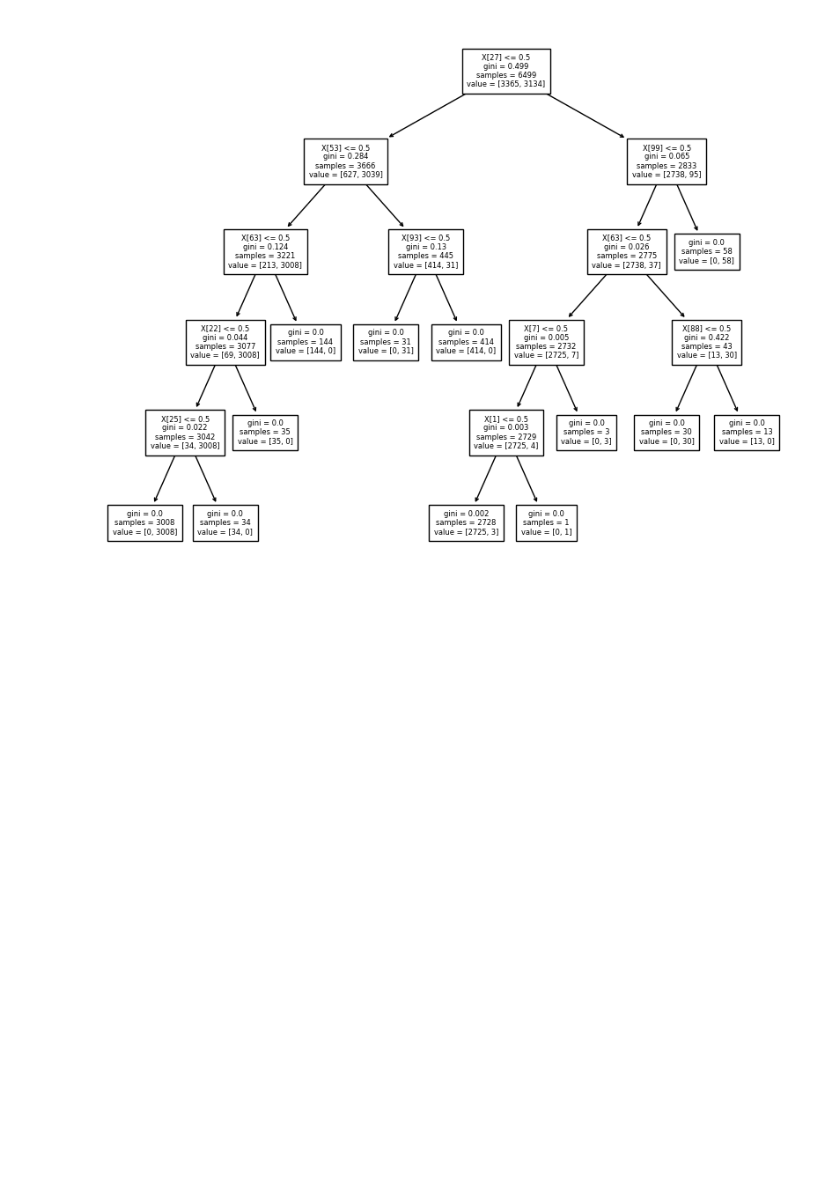
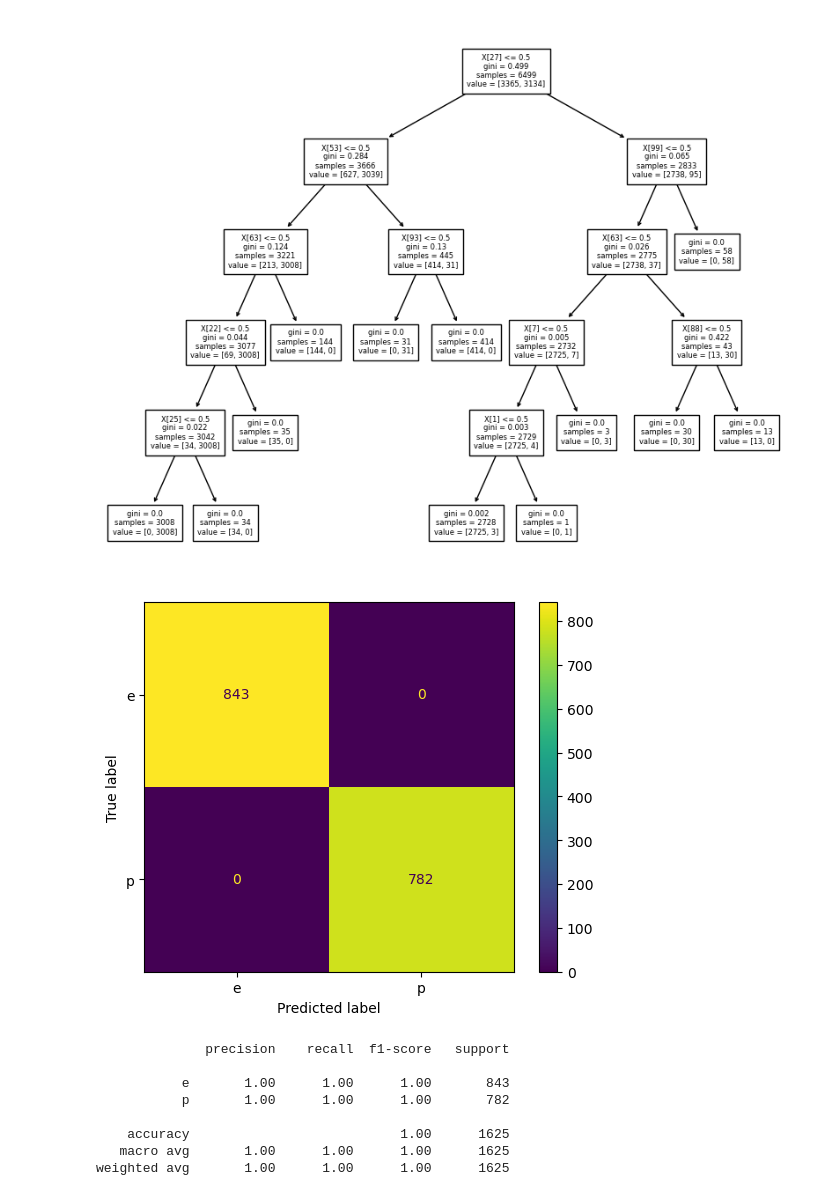
Before and after one commit to tcarr032/Mushroom-Classification, a Jupyter notebook: mushroom classifier.ipynb, the cells around one changed output. Drawn from its saved outputs; the diff is of its cells as text; code cells hidden in the pictures; blank space fills up the shorter version.

```diff
--- a/mushroom classifier.ipynb
+++ b/mushroom classifier.ipynb
@@ -136,3 +136,21 @@ plot_tree(dec_tree_clf, fontsize=6)
 plt.show()
 # %% [output]
 [figure]
+# %%
+from sklearn.metrics import ConfusionMatrixDisplay, classification_report, confusion_matrix
+y_pred = dec_tree_clf.predict(ohe_X_test)
+cm = confusion_matrix(y_test, y_pred)
+cm_display = ConfusionMatrixDisplay(confusion_matrix=cm, display_labels=['e', 'p'])
+cm_display.plot()
+plt.show()
+print(classification_report(y_test,y_pred))
+# %% [output]
+[figure, added]
+              precision    recall  f1-score   support
+
+           e       1.00      1.00      1.00       843
+           p       1.00      1.00      1.00       782
+
+    accuracy                           1.00      1625
+   macro avg       1.00      1.00      1.00      1625
+weighted avg       1.00      1.00      1.00      1625
```
